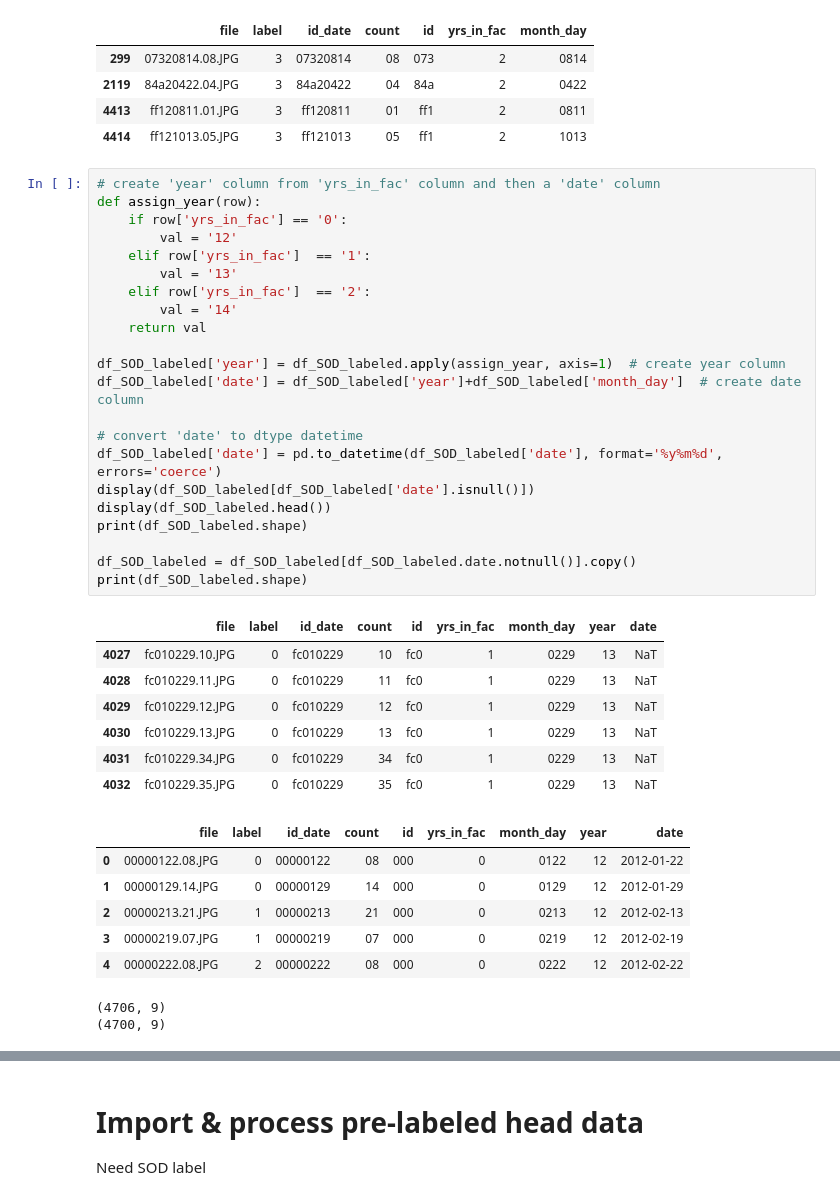
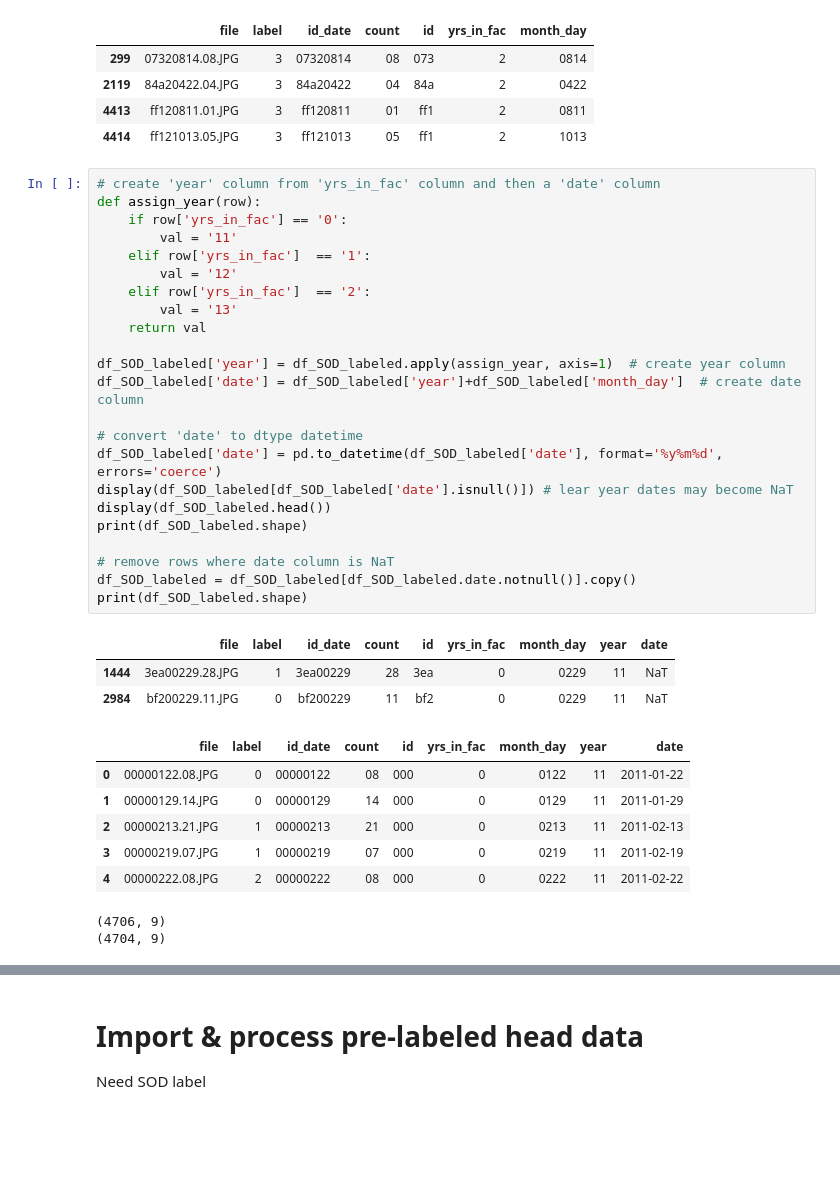
Before and after one commit to annamarianau/human_decomposition_image_classification, a Jupyter notebook: notebooks/label_propagation.ipynb, the cells around one changed output, grey strips where cells are left out. Saved outputs shown, nothing was run; the diff lists cells and outputs as text; blank space fills up the shorter version.

```diff
--- a/notebooks/label_propagation.ipynb
+++ b/notebooks/label_propagation.ipynb
@@ -95,41 +95,38 @@ df_SOD_labeled[df_SOD_labeled.yrs_in_fac == '2']
 # %%
 # create 'year' column from 'yrs_in_fac' column and then a 'date' column
 def assign_year(row):
     if row['yrs_in_fac'] == '0':
+        val = '11'
+    elif row['yrs_in_fac']  == '1':
         val = '12'
-    elif row['yrs_in_fac']  == '1':
+    elif row['yrs_in_fac']  == '2':
         val = '13'
-    elif row['yrs_in_fac']  == '2':
-        val = '14'
     return val
 
 df_SOD_labeled['year'] = df_SOD_labeled.apply(assign_year, axis=1)  # create year column
 df_SOD_labeled['date'] = df_SOD_labeled['year']+df_SOD_labeled['month_day']  # create date column
 
 # convert 'date' to dtype datetime
 df_SOD_labeled['date'] = pd.to_datetime(df_SOD_labeled['date'], format='%y%m%d', errors='coerce')
-display(df_SOD_labeled[df_SOD_labeled['date'].isnull()])
+display(df_SOD_labeled[df_SOD_labeled['date'].isnull()]) # lear year dates may become NaT
 display(df_SOD_labeled.head())
 print(df_SOD_labeled.shape)
 
+# remove rows where date column is NaT
 df_SOD_labeled = df_SOD_labeled[df_SOD_labeled.date.notnull()].copy()
 print(df_SOD_labeled.shape)
 # %% [output]
 |  | file | label | id_date | count | id | yrs_in_fac | month_day | year | date |
-| 4027 | fc010229.10.JPG | 0 | fc010229 | 10 | fc0 | 1 | 0229 | 13 | NaT |
-| 4028 | fc010229.11.JPG | 0 | fc010229 | 11 | fc0 | 1 | 0229 | 13 | NaT |
-| 4029 | fc010229.12.JPG | 0 | fc010229 | 12 | fc0 | 1 | 0229 | 13 | NaT |
-| 4030 | fc010229.13.JPG | 0 | fc010229 | 13 | fc0 | 1 | 0229 | 13 | NaT |
-| 4031 | fc010229.34.JPG | 0 | fc010229 | 34 | fc0 | 1 | 0229 | 13 | NaT |
-| 4032 | fc010229.35.JPG | 0 | fc010229 | 35 | fc0 | 1 | 0229 | 13 | NaT |
+| 1444 | 3ea00229.28.JPG | 1 | 3ea00229 | 28 | 3ea | 0 | 0229 | 11 | NaT |
+| 2984 | bf200229.11.JPG | 0 | bf200229 | 11 | bf2 | 0 | 0229 | 11 | NaT |
 |  | file | label | id_date | count | id | yrs_in_fac | month_day | year | date |
-| 0 | 00000122.08.JPG | 0 | 00000122 | 08 | 000 | 0 | 0122 | 12 | 2012-01-22 |
-| 1 | 00000129.14.JPG | 0 | 00000129 | 14 | 000 | 0 | 0129 | 12 | 2012-01-29 |
-| 2 | 00000213.21.JPG | 1 | 00000213 | 21 | 000 | 0 | 0213 | 12 | 2012-02-13 |
-| 3 | 00000219.07.JPG | 1 | 00000219 | 07 | 000 | 0 | 0219 | 12 | 2012-02-19 |
-| 4 | 00000222.08.JPG | 2 | 00000222 | 08 | 000 | 0 | 0222 | 12 | 2012-02-22 |
+| 0 | 00000122.08.JPG | 0 | 00000122 | 08 | 000 | 0 | 0122 | 11 | 2011-01-22 |
+| 1 | 00000129.14.JPG | 0 | 00000129 | 14 | 000 | 0 | 0129 | 11 | 2011-01-29 |
+| 2 | 00000213.21.JPG | 1 | 00000213 | 21 | 000 | 0 | 0213 | 11 | 2011-02-13 |
+| 3 | 00000219.07.JPG | 1 | 00000219 | 07 | 000 | 0 | 0219 | 11 | 2011-02-19 |
+| 4 | 00000222.08.JPG | 2 | 00000222 | 08 | 000 | 0 | 0222 | 11 | 2011-02-22 |
 (4706, 9)
-(4700, 9)
+(4704, 9)
 # %%
 df_SOD_labeled2 = df_SOD_labeled[['file','label', 'id','date']].copy()
 display(df_SOD_labeled2.head())
```
Also changed, not shown: parts of 7 cells of this notebook, 2 other files.
